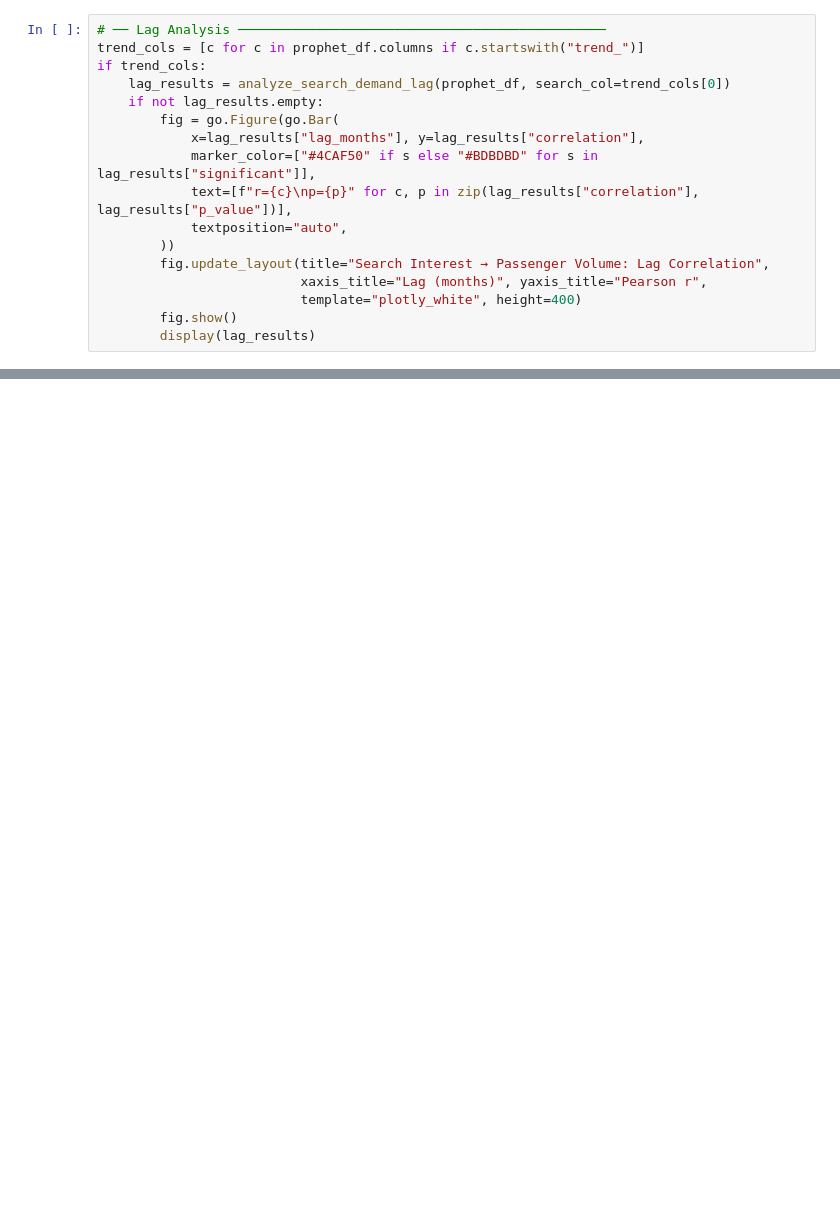
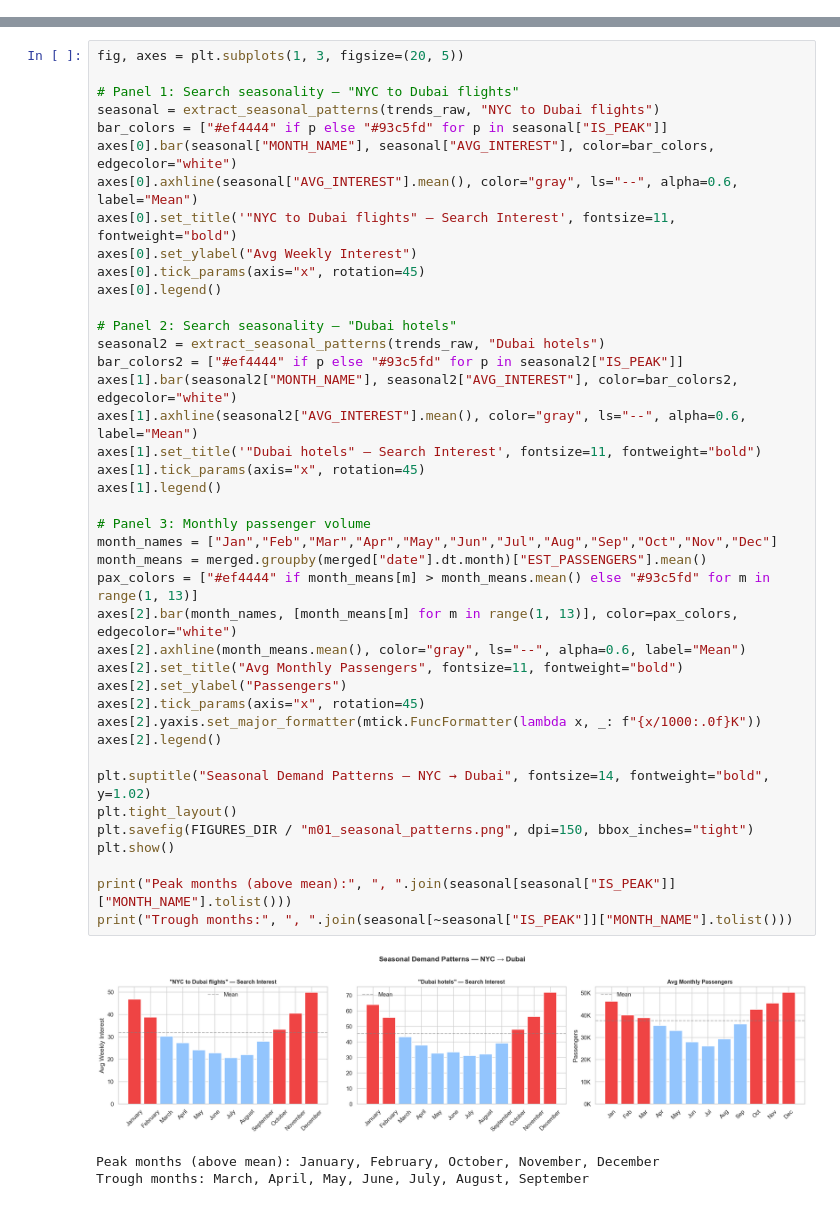
Before and after one commit to Dheerajc15/OTA-Growth-Analytics-NYC-Dubai, a Jupyter notebook: notebooks/01_demand_forecasting.ipynb, the cells around one changed output, grey strips where cells are left out. Drawn from its saved outputs; the diff is of its cells as text; blank space fills up the shorter version.

```diff
--- a/notebooks/01_demand_forecasting.ipynb
+++ b/notebooks/01_demand_forecasting.ipynb
@@ -328,17 +0,0 @@ Prophet (holidays + regressors) 1244.648680 2.411963         NaN
-# %%
-# ── Lag Analysis ───────────────────────────────────────────────
-trend_cols = [c for c in prophet_df.columns if c.startswith("trend_")]
-if trend_cols:
-    lag_results = analyze_search_demand_lag(prophet_df, search_col=trend_cols[0])
-    if not lag_results.empty:
-        fig = go.Figure(go.Bar(
-            x=lag_results["lag_months"], y=lag_results["correlation"],
-            marker_color=["#4CAF50" if s else "#BDBDBD" for s in lag_results["significant"]],
-            text=[f"r={c}\np={p}" for c, p in zip(lag_results["correlation"], lag_results["p_value"])],
-            textposition="auto",
-        ))
-        fig.update_layout(title="Search Interest → Passenger Volume: Lag Correlation",
-                          xaxis_title="Lag (months)", yaxis_title="Pearson r",
-                          template="plotly_white", height=400)
-        fig.show()
-        display(lag_results)
@@ -392,0 +206,45 @@ Saved → C:\repos\Travel\OTA-Growth-Analytics-NYC-Dubai\data\raw\google_trends\
+# %%
+fig, axes = plt.subplots(1, 3, figsize=(20, 5))
+
+# Panel 1: Search seasonality — "NYC to Dubai flights"
+seasonal = extract_seasonal_patterns(trends_raw, "NYC to Dubai flights")
+bar_colors = ["#ef4444" if p else "#93c5fd" for p in seasonal["IS_PEAK"]]
+axes[0].bar(seasonal["MONTH_NAME"], seasonal["AVG_INTEREST"], color=bar_colors, edgecolor="white")
+axes[0].axhline(seasonal["AVG_INTEREST"].mean(), color="gray", ls="--", alpha=0.6, label="Mean")
+axes[0].set_title('"NYC to Dubai flights" — Search Interest', fontsize=11, fontweight="bold")
+axes[0].set_ylabel("Avg Weekly Interest")
+axes[0].tick_params(axis="x", rotation=45)
+axes[0].legend()
+
+# Panel 2: Search seasonality — "Dubai hotels"
+seasonal2 = extract_seasonal_patterns(trends_raw, "Dubai hotels")
+bar_colors2 = ["#ef4444" if p else "#93c5fd" for p in seasonal2["IS_PEAK"]]
+axes[1].bar(seasonal2["MONTH_NAME"], seasonal2["AVG_INTEREST"], color=bar_colors2, edgecolor="white")
+axes[1].axhline(seasonal2["AVG_INTEREST"].mean(), color="gray", ls="--", alpha=0.6, label="Mean")
+axes[1].set_title('"Dubai hotels" — Search Interest', fontsize=11, fontweight="bold")
+axes[1].tick_params(axis="x", rotation=45)
+axes[1].legend()
+
+# Panel 3: Monthly passenger volume
+month_names = ["Jan","Feb","Mar","Apr","May","Jun","Jul","Aug","Sep","Oct","Nov","Dec"]
+month_means = merged.groupby(merged["date"].dt.month)["EST_PASSENGERS"].mean()
+pax_colors = ["#ef4444" if month_means[m] > month_means.mean() else "#93c5fd" for m in range(1, 13)]
+axes[2].bar(month_names, [month_means[m] for m in range(1, 13)], color=pax_colors, edgecolor="white")
+axes[2].axhline(month_means.mean(), color="gray", ls="--", alpha=0.6, label="Mean")
+axes[2].set_title("Avg Monthly Passengers", fontsize=11, fontweight="bold")
+axes[2].set_ylabel("Passengers")
+axes[2].tick_params(axis="x", rotation=45)
+axes[2].yaxis.set_major_formatter(mtick.FuncFormatter(lambda x, _: f"{x/1000:.0f}K"))
+axes[2].legend()
+
+plt.suptitle("Seasonal Demand Patterns — NYC → Dubai", fontsize=14, fontweight="bold", y=1.02)
+plt.tight_layout()
+plt.savefig(FIGURES_DIR / "m01_seasonal_patterns.png", dpi=150, bbox_inches="tight")
+plt.show()
+
+print("Peak months (above mean):", ", ".join(seasonal[seasonal["IS_PEAK"]]["MONTH_NAME"].tolist()))
+print("Trough months:", ", ".join(seasonal[~seasonal["IS_PEAK"]]["MONTH_NAME"].tolist()))
+# %% [output]
+[figure, added]
+Peak months (above mean): January, February, October, November, December
+Trough months: March, April, May, June, July, August, September
```
Also changed, not shown: parts of 43 cells of this notebook, 1 other file.
